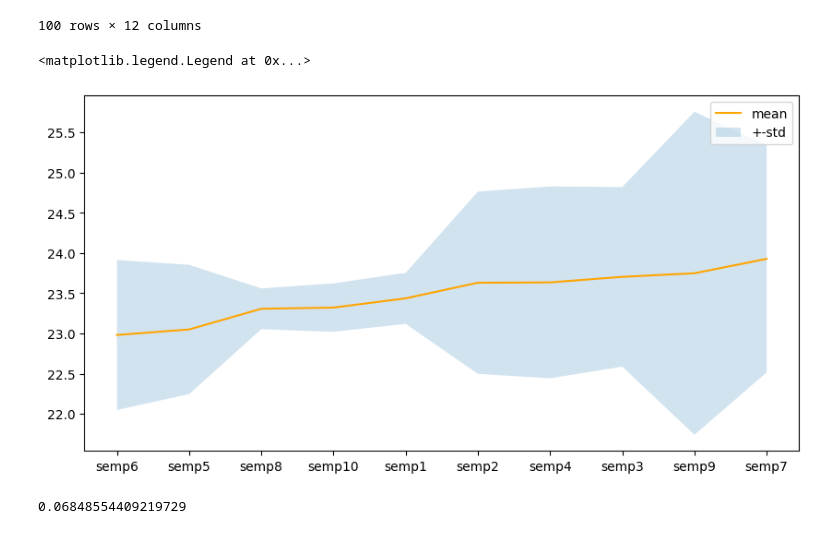
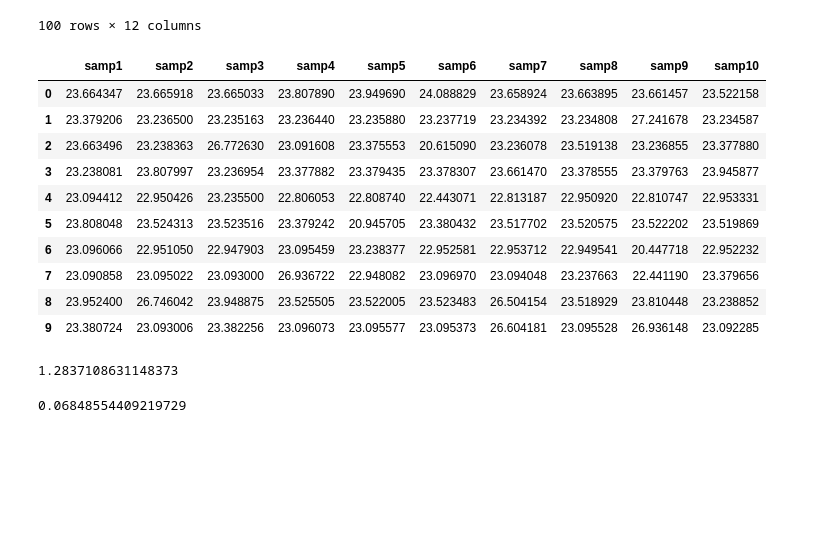
Before and after one commit to ernygati/masters_thesis_blockchain, a Jupyter notebook: diploma-optimal-blockchain.ipynb, the cells around one changed output. Cells and saved outputs as stored; diff of their text form; code cells hidden in the pictures; blank space fills up the shorter version.

```diff
--- a/diploma-optimal-blockchain.ipynb
+++ b/diploma-optimal-blockchain.ipynb
@@ -117,19 +116,37 @@ import numpy as np
-# %%
-atb1_df  = pd.DataFrame(av_tps_bench1_list, columns = ["semp{}".format(i+1) for i in range(10)])
-
-atb1_stat_df = pd.DataFrame({"mean":atb1_df.mean(), "std":atb1_df.std()}).sort_values(by="mean")
-
-
-plt.figure(figsize = (10,5))
-plt.plot(atb1_stat_df["mean"], label = "mean", color = "orange")
-plt.fill_between(atb1_stat_df.index,
-                 y1 =atb1_stat_df["mean"] + atb1_stat_df["std"],
-                y2 = atb1_stat_df["mean"] - atb1_stat_df["std"],
-                alpha = 0.2, label = "+-std")
-plt.legend()
-# %% [output]
-<matplotlib.legend.Legend at 0x...>
-[figure, removed]
+# %%
+atb1_df
+# %% [output]
+|  | samp1 | samp2 | samp3 | samp4 | samp5 | samp6 | samp7 | samp8 | samp9 | samp10 |
+| 0 | 23.664347 | 23.665918 | 23.665033 | 23.807890 | 23.949690 | 24.088829 | 23.658924 | 23.663895 | 23.661457 | 23.522158 |
+| 1 | 23.379206 | 23.236500 | 23.235163 | 23.236440 | 23.235880 | 23.237719 | 23.234392 | 23.234808 | 27.241678 | 23.234587 |
+| 2 | 23.663496 | 23.238363 | 26.772630 | 23.091608 | 23.375553 | 20.615090 | 23.236078 | 23.519138 | 23.236855 | 23.377880 |
+| 3 | 23.238081 | 23.807997 | 23.236954 | 23.377882 | 23.379435 | 23.378307 | 23.661470 | 23.378555 | 23.379763 | 23.945877 |
+| 4 | 23.094412 | 22.950426 | 23.235500 | 22.806053 | 22.808740 | 22.443071 | 22.813187 | 22.950920 | 22.810747 | 22.953331 |
+| 5 | 23.808048 | 23.524313 | 23.523516 | 23.379242 | 20.945705 | 23.380432 | 23.517702 | 23.520575 | 23.522202 | 23.519869 |
+| 6 | 23.096066 | 22.951050 | 22.947903 | 23.095459 | 23.238377 | 22.952581 | 22.953712 | 22.949541 | 20.447718 | 22.952232 |
+| 7 | 23.090858 | 23.095022 | 23.093000 | 26.936722 | 22.948082 | 23.096970 | 23.094048 | 23.237663 | 22.441190 | 23.379656 |
+| 8 | 23.952400 | 26.746042 | 23.948875 | 23.525505 | 23.522005 | 23.523483 | 26.504154 | 23.518929 | 23.810448 | 23.238852 |
+| 9 | 23.380724 | 23.093006 | 23.382256 | 23.096073 | 23.095577 | 23.095373 | 26.604181 | 23.095528 | 26.936148 | 23.092285 |
+# %%
+row_means = atb1_df.mean(axis=1).values
+
+# Calculate the mean of each column (N = 10 samples)
+col_means = atb1_df.mean(axis=0).values
+
+# Calculate the mean of each row minus the column mean
+row_diffs = row_means - col_means
+
+# Calculate the mean of the squared differences
+mean_squared_diff = np.mean(row_diffs ** 2)
+
+# Calculate the mean of the squared differences of each row minus the mean of the row
+mean_squared_diff_row = np.mean((row_means - row_means.mean()) ** 2)
+
+# Calculate the SNR
+snr = mean_squared_diff / mean_squared_diff_row
+snr
+# %% [output]
+1.2837108631148373
 # %%
 am_av = atb1_stat_df["mean"].values
 amn_av = am_av.mean()
```
Also changed, not shown: parts of 10 cells of this notebook.
